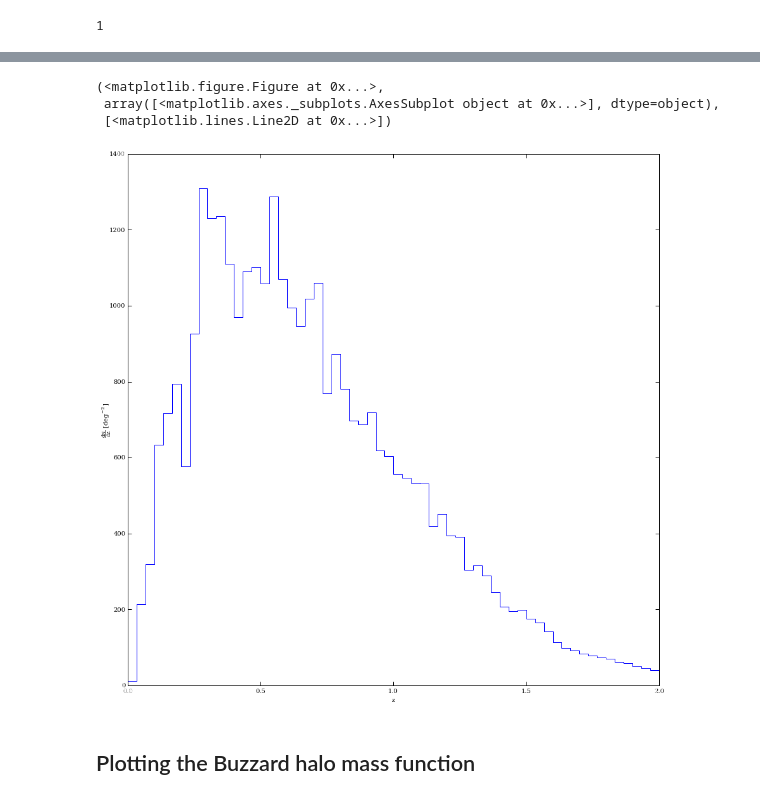
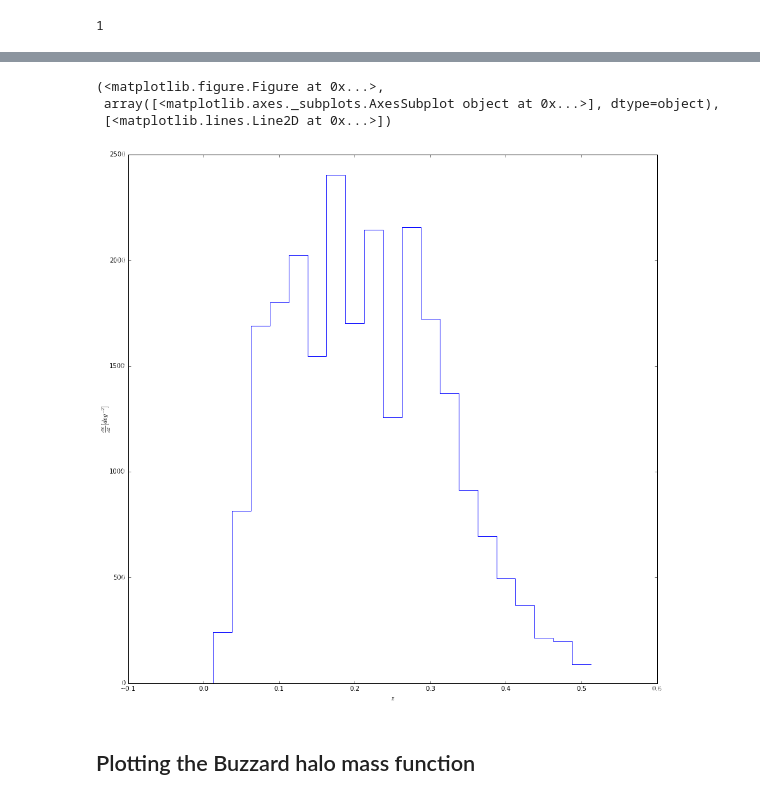
Before and after one commit to j-dr/bigbrother, a Jupyter notebook: example.ipynb, the cells around one changed output, grey strips where cells are left out. Saved outputs shown, nothing was run; the diff lists cells and outputs as text; code cells hidden in the pictures.

```diff
--- a/example.ipynb
+++ b/example.ipynb
@@ -119,10 +125,10 @@ bzd.validate(nmap=1)
 # %%
-bzd.metrics[0].visualize()
+bzd.metrics[1].visualize()
 # %% [output]
 (<matplotlib.figure.Figure at 0x...>,
  array([<matplotlib.axes._subplots.AxesSubplot object at 0x...>], dtype=object),
  [<matplotlib.lines.Line2D at 0x...>])
-[figure, old version]
+[figure, new version]
 # %% [markdown]
 ## Plotting the Buzzard halo mass function
 # %% [markdown]
```
Also changed, not shown: parts of 6 cells of this notebook.
